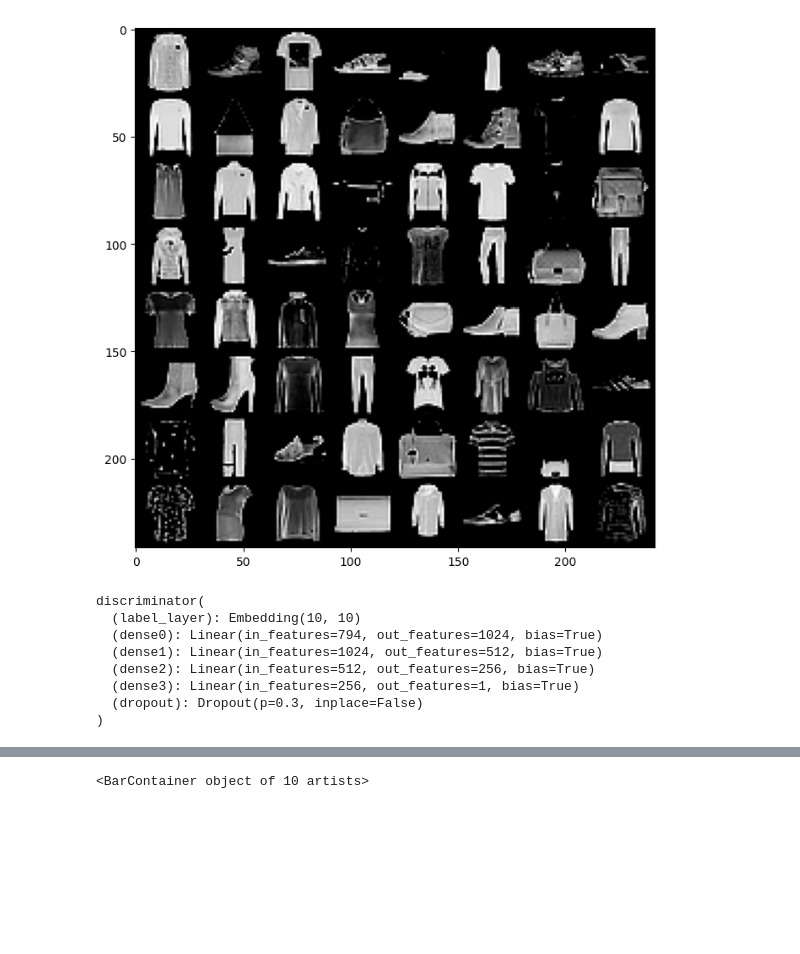
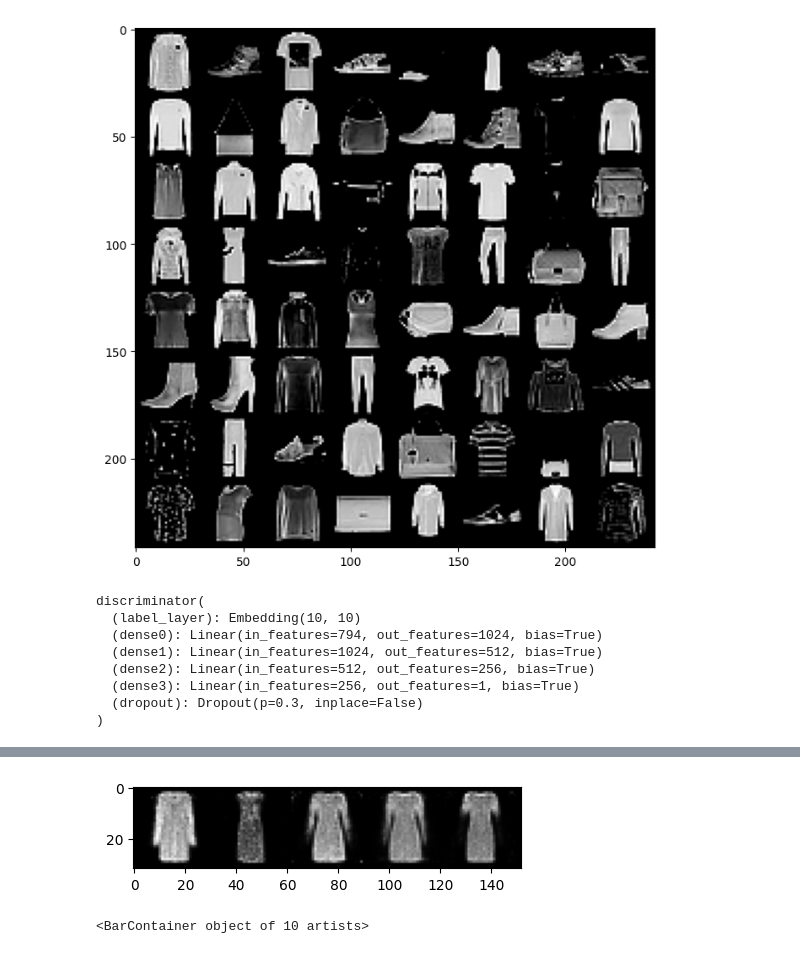
Before and after one commit to zhangwengyu999/Fashion_Image_Generation_Project, a Jupyter notebook: cGAN/cGAN.ipynb, the cells around one changed output, grey strips where cells are left out. Saved outputs shown, nothing was run; the diff lists cells and outputs as text; code cells hidden in the pictures; blank space fills up the shorter version.

```diff
--- a/cGAN/cGAN.ipynb
+++ b/cGAN/cGAN.ipynb
@@ -349,2 +382,17 @@ b = plt.xticks(np.arange(15, 300, 30), labelMap, fontsize=8)
+# %%
+# generate images from a label
+def generateFromLabel(inG, inLabel, inNum):
+    random = torch.randn(inNum, 100).to(device)
+    random_labels = np.array([i for _ in range(1) for i in [inLabel]*inNum])
+    random_labels = torch.from_numpy(random_labels).int().to(device)
+    inG.eval()
+    output  = inG.forward(random, random_labels).unsqueeze(1).data.to(device)
+    grid = make_grid(output, nrow=inNum, normalize=True).permute(1,2,0).numpy()
+    fig, ax = plt.subplots(figsize=(inNum,inNum))
+    ax.imshow(grid)
+
+generateFromLabel(G, 3, 10)
+# %% [output]
+[figure, added]
 # %%
 # Visualizations
```
Also changed, not shown: parts of 14 cells of this notebook, 5 other files.
